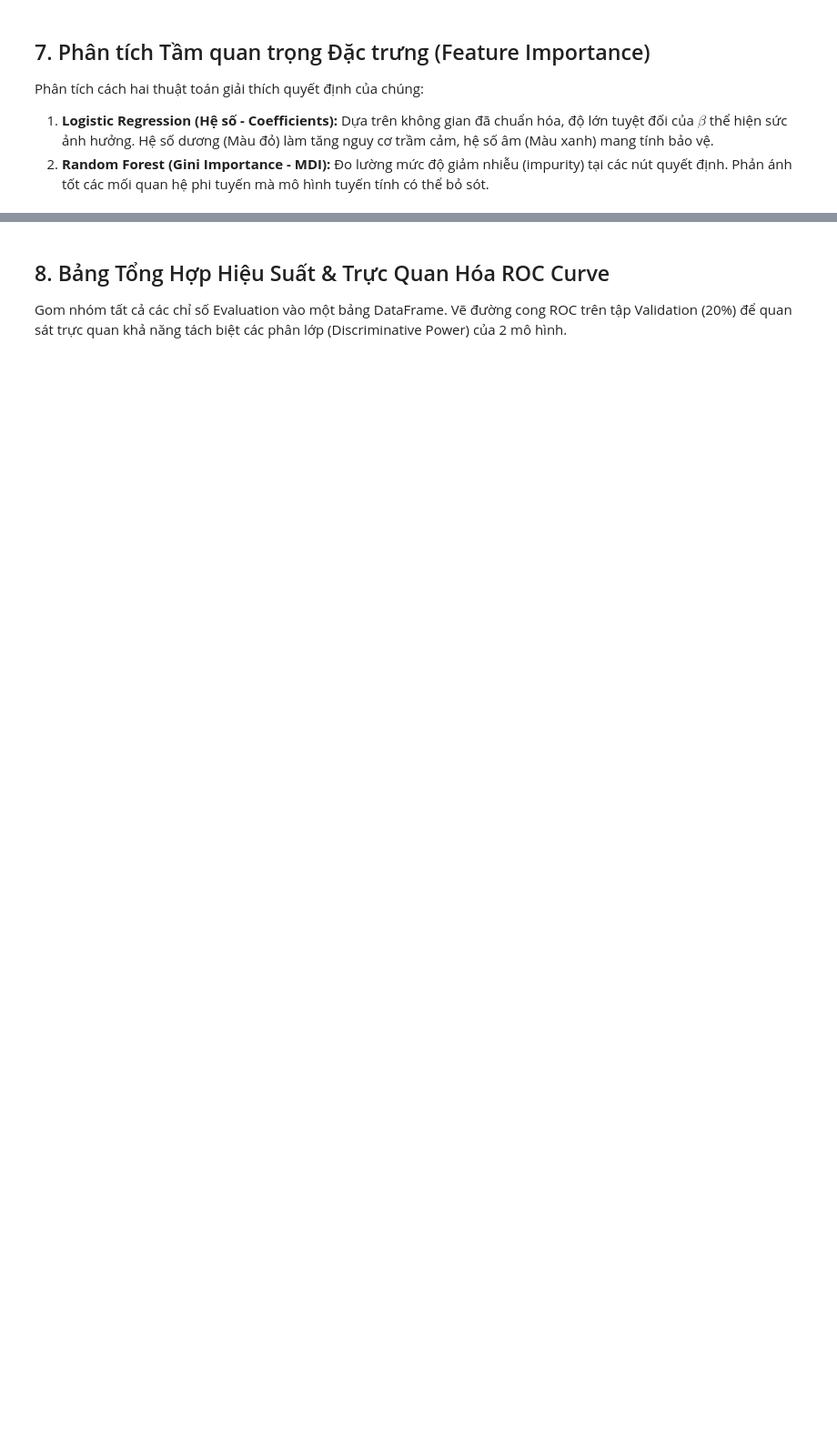
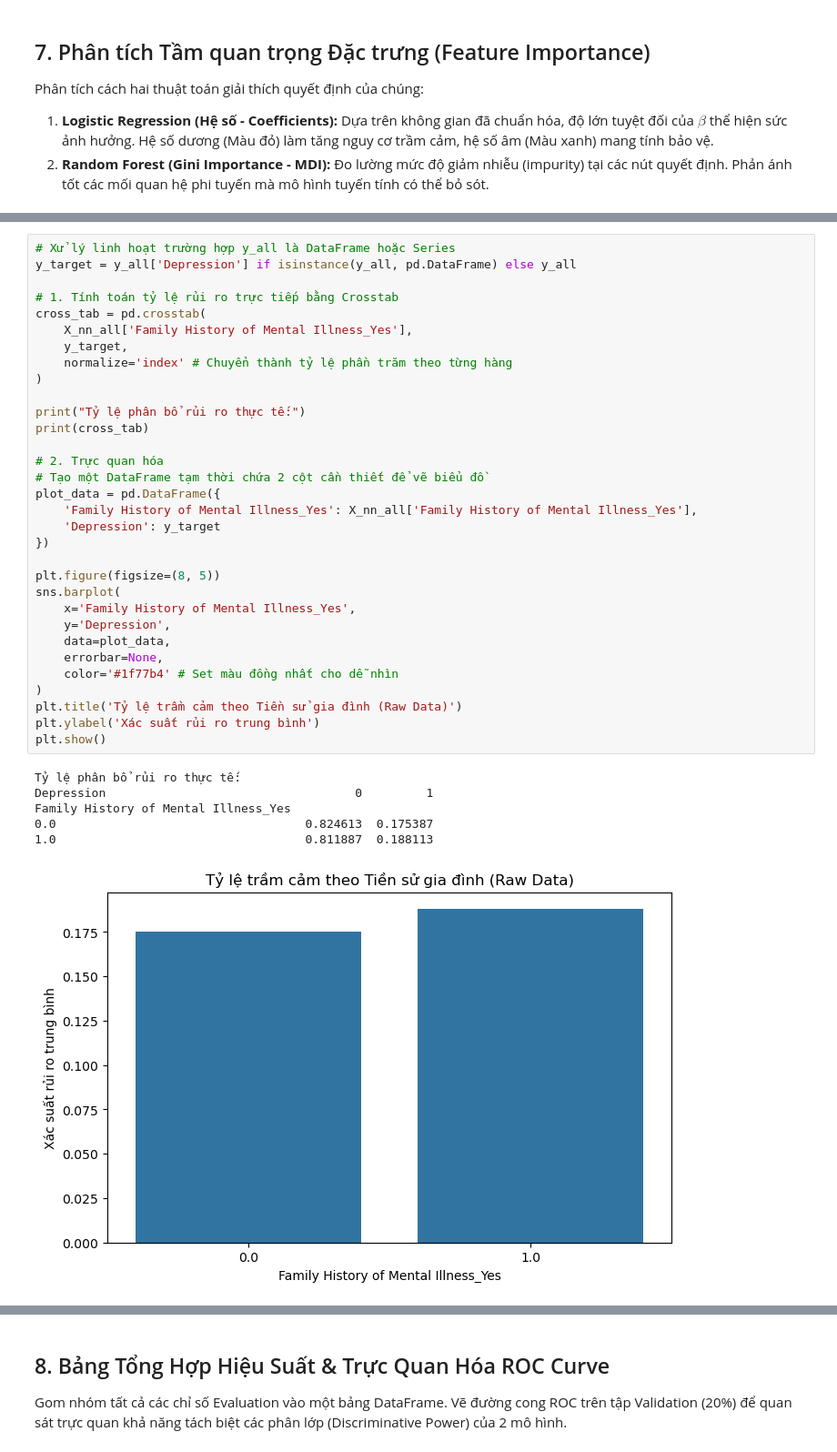
Before and after one commit to s4lt1f0l/Exploring-Mental-Health-Data, a Jupyter notebook: notebooks/03_baseline_models.ipynb, the cells around one changed output, grey strips where cells are left out. Shown at 91% size. Cells and saved outputs as stored; diff of their text form; blank space fills up the shorter version.

```diff
--- a/notebooks/03_baseline_models.ipynb
+++ b/notebooks/03_baseline_models.ipynb
@@ -229,0 +255,39 @@ plt.show()
+# %%
+# Xử lý linh hoạt trường hợp y_all là DataFrame hoặc Series
+y_target = y_all['Depression'] if isinstance(y_all, pd.DataFrame) else y_all
+
+# 1. Tính toán tỷ lệ rủi ro trực tiếp bằng Crosstab
+cross_tab = pd.crosstab(
+    X_nn_all['Family History of Mental Illness_Yes'],
+    y_target,
+    normalize='index' # Chuyển thành tỷ lệ phần trăm theo từng hàng
+)
+
+print("Tỷ lệ phân bổ rủi ro thực tế:")
+print(cross_tab)
+
+# 2. Trực quan hóa
+# Tạo một DataFrame tạm thời chứa 2 cột cần thiết để vẽ biểu đồ
+plot_data = pd.DataFrame({
+    'Family History of Mental Illness_Yes': X_nn_all['Family History of Mental Illness_Yes'],
+    'Depression': y_target
+})
+
+plt.figure(figsize=(8, 5))
+sns.barplot(
+    x='Family History of Mental Illness_Yes',
+    y='Depression',
+    data=plot_data,
+    errorbar=None,
+    color='#1f77b4' # Set màu đồng nhất cho dễ nhìn
+)
+plt.title('Tỷ lệ trầm cảm theo Tiền sử gia đình (Raw Data)')
+plt.ylabel('Xác suất rủi ro trung bình')
+plt.show()
+# %% [output]
+Tỷ lệ phân bổ rủi ro thực tế:
+Depression                                   0         1
+Family History of Mental Illness_Yes
+0.0                                   0.824613  0.175387
+1.0                                   0.811887  0.188113
+[figure, added]
```
Also changed, not shown: parts of 14 cells of this notebook, 8 other files.
